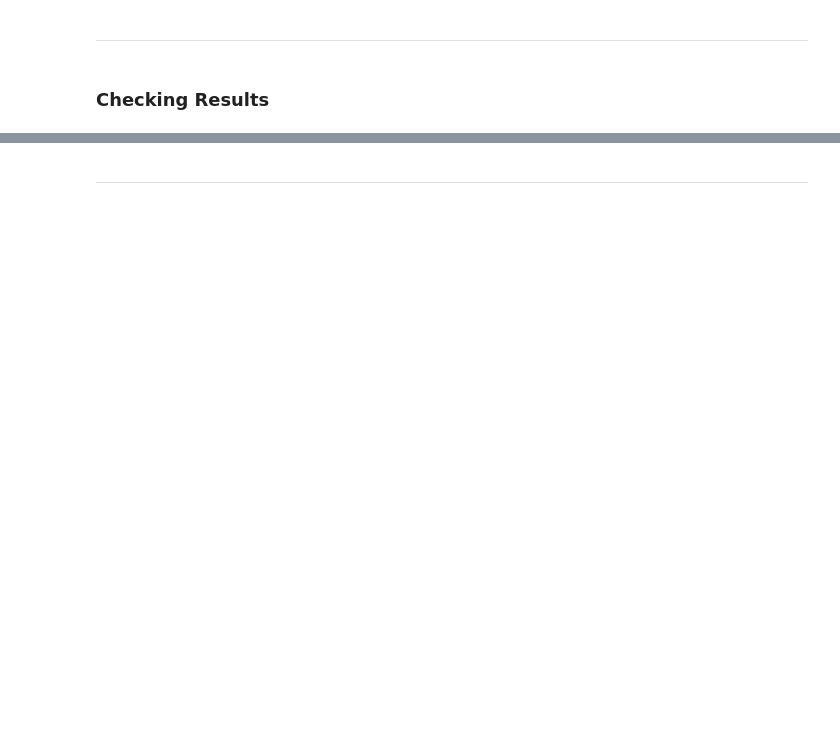
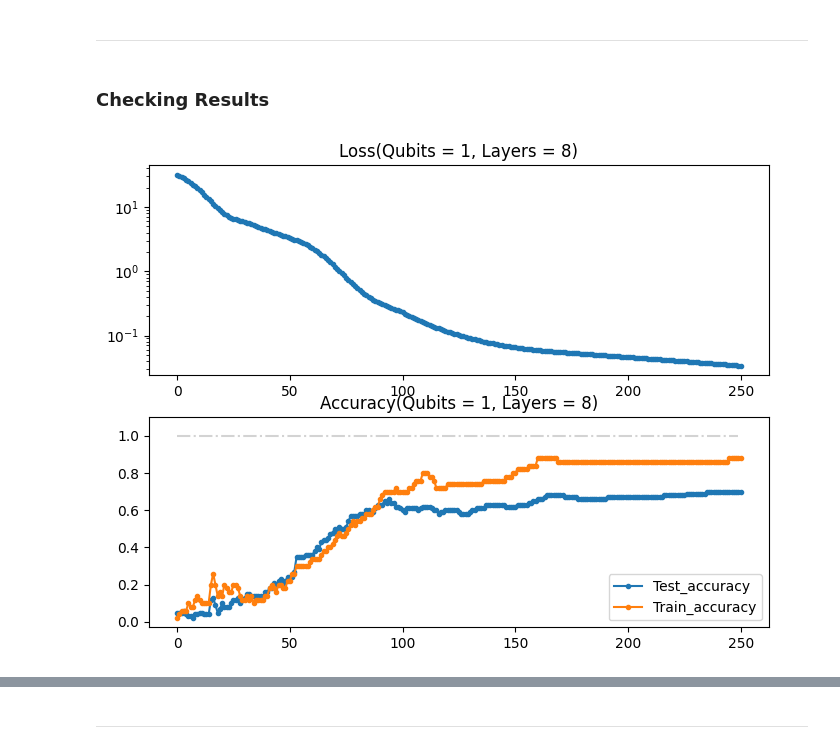
Before and after one commit to HeechanYi/IonQ2024-_Spring_Mentoring, a Jupyter notebook: HC/1dim_FunctionApproximation.ipynb, the cells around one changed output, grey strips where cells are left out. Saved outputs shown, nothing was run; the diff lists cells and outputs as text; code cells hidden in the pictures; blank space fills up the shorter version.

```diff
--- a/HC/1dim_FunctionApproximation.ipynb
+++ b/HC/1dim_FunctionApproximation.ipynb
@@ -285,6 +278,24 @@ Epoch: 100 | Loss: 0.002076 | Train accuracy: 1.000000 | Test accuracy: 1.000000
 ----
 # %% [markdown]
 ### Checking Results
+# %%
+fig, axes = plt.subplots(2, 1, figsize=(8, 6))
+limit = [1]*epochs
+
+axes[0].plot(loss_list,'.-')
+axes[0].set_yscale('log')
+axes[0].set_title(f"Loss(Qubits = {num_qubits}, Layers = {num_layers})")
+
+axes[1].plot(limit, '-.', c = 'lightgray')
+axes[1].plot(accuracy_test_list,'.-', label = 'Test_accuracy')
+axes[1].plot(accuracy_train_list,'.-', label = 'Train_accuracy')
+axes[1].legend()
+axes[1].set_ylim(top = 1.1)
+axes[1].set_title(f"Accuracy(Qubits = {num_qubits}, Layers = {num_layers})")
+
+plt.show()
+# %% [output]
+[figure, added]
 # %%
 print(
     "Cost: {:3f} | Train accuracy {:3f} | Test Accuracy : {:3f}".format(
```
Also changed, not shown: parts of 8 cells of this notebook, 7 other files.
